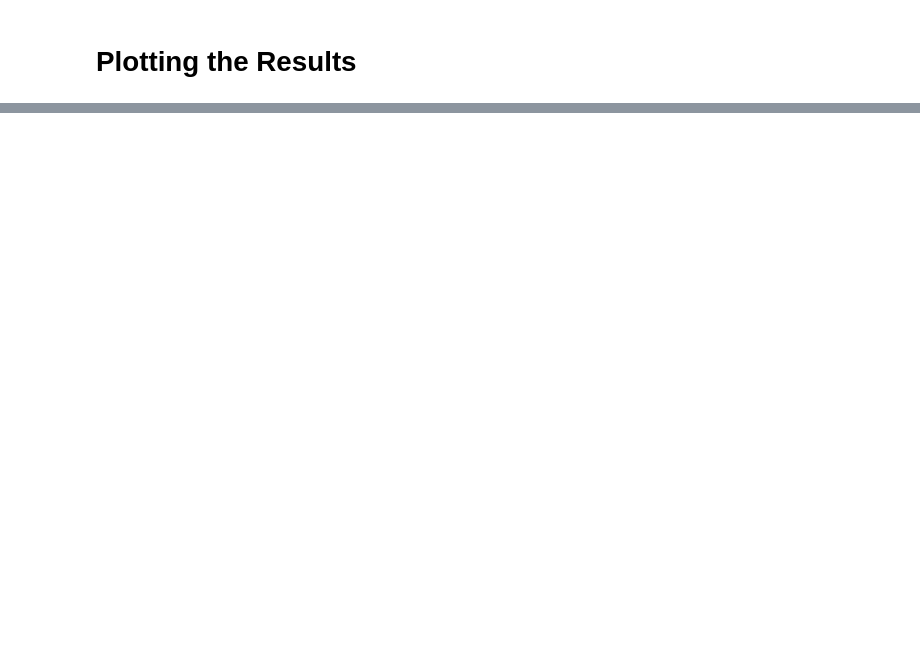
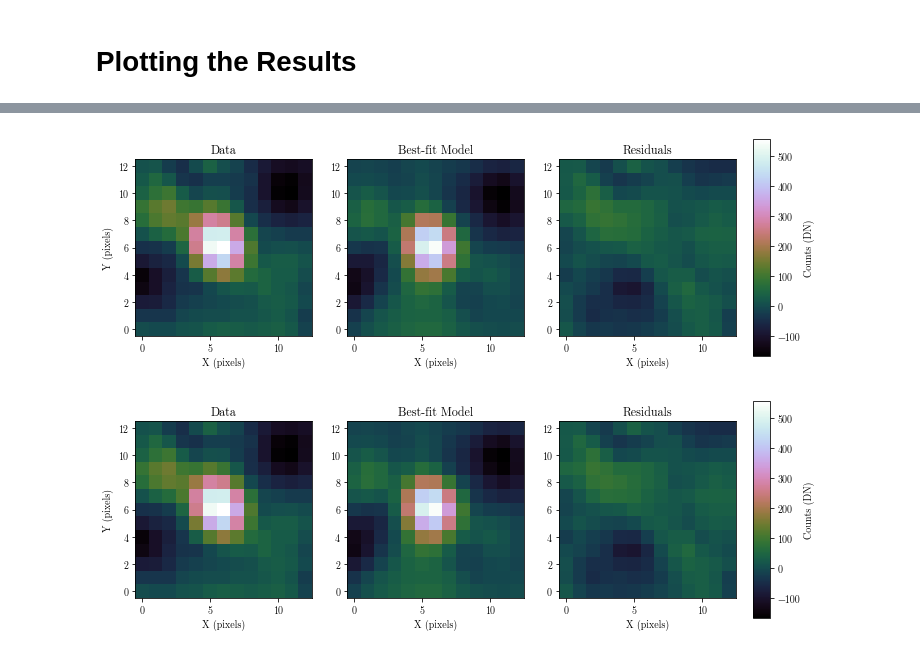
Before and after one commit to UCSB-Exoplanet-Polarimetry-Lab/pyKLIP_NMFJAX, a Jupyter notebook: examples/Bayesian_KLIP-FM_Astrometry.ipynb, the cells around one changed output, grey strips where cells are left out. Cells and saved outputs as stored; diff of their text form; code cells hidden in the pictures; blank space fills up the shorter version.

```diff
--- a/examples/Bayesian_KLIP-FM_Astrometry.ipynb
+++ b/examples/Bayesian_KLIP-FM_Astrometry.ipynb
@@ -196,4 +201,4 @@ You should adjust the number of burn in steps, the number of production steps, a
 We are also going to pickle the chains and save them for future reference
 # %%
 # run MCMC fit
-fma.fit_astrometry(nwalkers=100, nburn=200, nsteps=800, numthreads=1, chain_output="betpic-131210-j-astrometry.pkl")
+fma.fit_astrometry(nwalkers=100, nburn=200, nsteps=300, numthreads=1, chain_output="betpic-131210-j-astrometry.pkl")
@@ -238,0 +247,6 @@ print("Planet Dec offset is at {0} with a 1-sigma range of {1}".format(fma.Dec_o
+# %%
+
+fma.best_fit_and_residuals()
+# %% [output]
+[figure, added]
+[figure, added]
```
Also changed, not shown: parts of 11 cells of this notebook, 2 other files.
